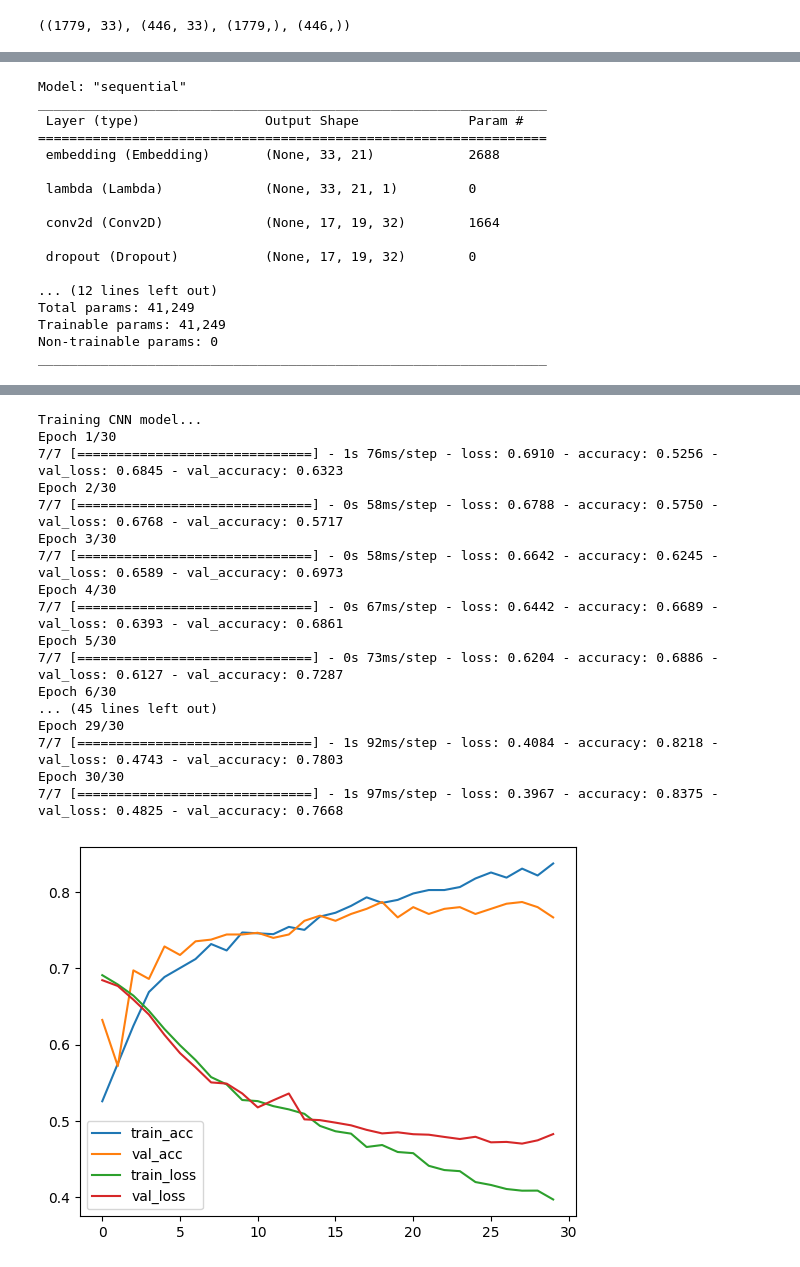
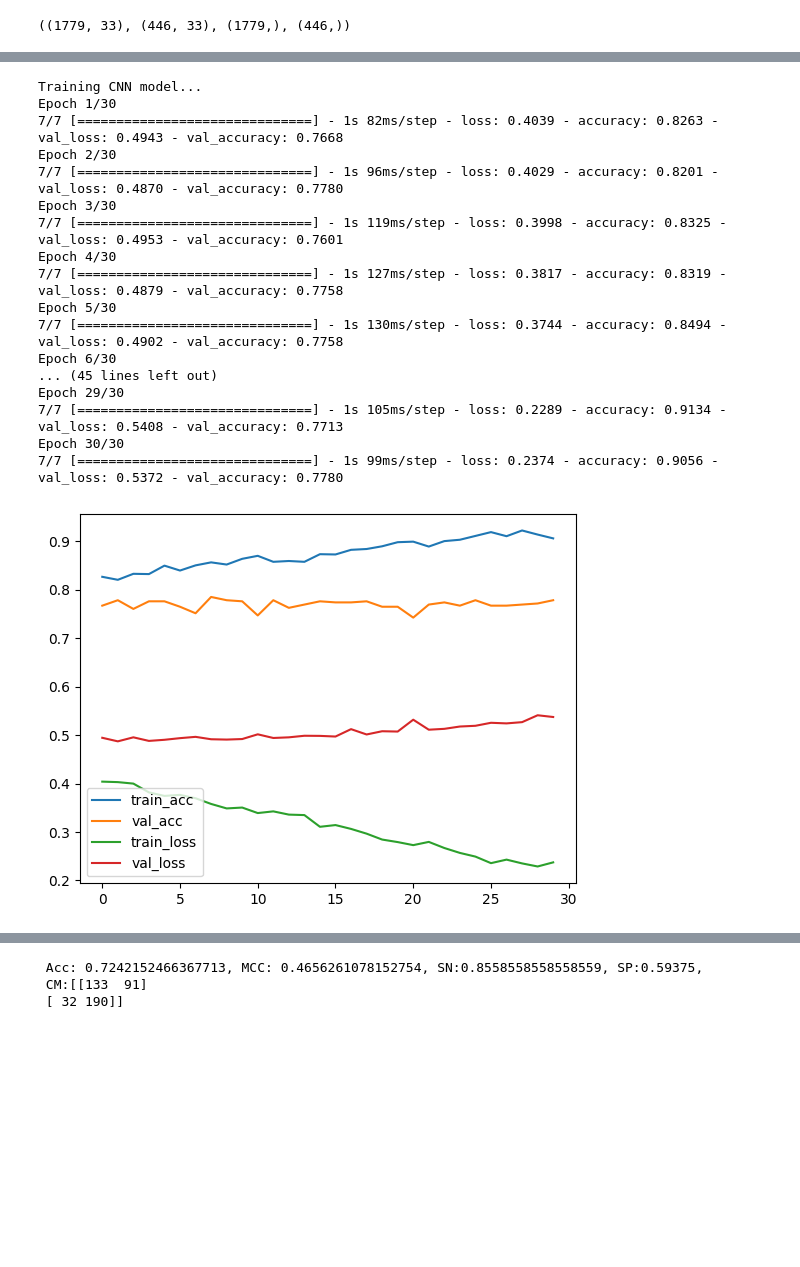
Before and after one commit to anuprulez/transformer_dephosphorylation, a Jupyter notebook: notebooks/train_prot_t5_ffn.ipynb, the cells around one changed output, grey strips where cells are left out. Saved outputs shown, nothing was run; the diff lists cells and outputs as text; code cells hidden in the pictures; blank space fills up the shorter version.

```diff
--- a/notebooks/train_prot_t5_ffn.ipynb
+++ b/notebooks/train_prot_t5_ffn.ipynb
@@ -239,14 +445,15 @@ def transformer_model():
 # %%
+# Training DE-Phosphorylation
+
 iteration = 1
 n_epo_cnn = 30
 n_epo = 10
 
-model_A = CNN_model()
-model_A.compile(optimizer=Adam(learning_rate=1e-3),
-          loss=BinaryCrossentropy(),
-          metrics=['accuracy'])
+#model_A = CNN_model()
+#model_A.load_weights("")
+#model_A.compile(optimizer=Adam(learning_rate=1e-3), loss=BinaryCrossentropy(), metrics=['accuracy'])
 
-model_A.summary()
+#model_A.summary()
 
 print("Training CNN model...")
 
@@ -281,7 +488,7 @@ print("\n Acc: %s, MCC: %s, SN:%s, SP:%s, \n CM:%s" %(str(acc), str(mcc), str(sn
 
 ########### Model B
 
-print("Training Embedding model...")
+'''print("Training Embedding model...")
 
 model_B = prot_t5_model()
 model_B.compile(optimizer=Adam(learning_rate=1e-3), loss=BinaryCrossentropy(), metrics=['accuracy'])
@@ -309,62 +516,61 @@ sn = cm[1][1]/(cm[1][1]+cm[1][0])
 sp = cm[0][0]/(cm[0][0]+cm[0][1])
 
 plot(history_B)
-print("\n Acc: %s, MCC: %s, SN:%s, SP:%s, \n CM:%s" %(str(acc), str(mcc), str(sn), str(sp), cm))
+print("\n Acc: %s, MCC: %s, SN:%s, SP:%s, \n CM:%s" %(str(acc), str(mcc), str(sn), str(sp), cm))'''
 
 ############# Training Transformer
 
 
-model_C = transformer_model()
-model_C.compile(optimizer=Adam(learning_rate=1e-3),
-          loss=BinaryCrossentropy(),
-          metrics=['accuracy'])
+#model_C = transformer_model()
+#model_C.compile(optimizer=Adam(learning_rate=1e-3), loss=BinaryCrossentropy(), metrics=['accuracy'])
 
-model_C.summary()
+#model_C.summary()
 
 print("Training Transformer model...")
 
 metric = 'val_accuracy'
 
 #early_stopping = tf.keras.callbacks.EarlyStopping(monitor='val_accuracy',patience=7,mode='auto')
 
 history_C = model_C.fit(X_train_CNN, train_ST_labels, batch_size=256, epochs=n_epo_cnn, verbose=1,callbacks=[],
     validation_data=(X_test_CNN, test_ST_labels))
 
 # Save model
 #model_A.save('../models/cv_new/model_A_'+str(iteration)+'.h5')
 model_C.save_weights('../models/model_C.h5')
 
 y_pred = model_C.predict(X_test_CNN).reshape(test_ST_labels.shape[0],)
 y_pred = (y_pred > 0.5)
 y_pred = [int(i) for i in y_pred]
 test_ST_labels = np.array(test_ST_labels)
 y_pred = np.array(y_pred)
 
 cm = confusion_matrix(test_ST_labels, y_pred)
 mcc = matthews_corrcoef(test_ST_labels, y_pred)
 acc = accuracy_score(test_ST_labels, y_pred)
 
 sn = cm[1][1]/(cm[1][1]+cm[1][0])
 sp = cm[0][0]/(cm[0][0]+cm[0][1])
 
 #save plot
 plot(history_C)
 print("\n Acc: %s, MCC: %s, SN:%s, SP:%s, \n CM:%s" %(str(acc), str(mcc), str(sn), str(sp), cm))
 # %% [output]
-Model: "sequential"
-_________________________________________________________________
- Layer (type)                Output Shape              Param #
-=================================================================
- embedding (Embedding)       (None, 33, 21)            2688
-
- lambda (Lambda)             (None, 33, 21, 1)         0
-
- conv2d (Conv2D)             (None, 17, 19, 32)        1664
-
- dropout (Dropout)           (None, 17, 19, 32)        0
-
-... (12 lines left out)
-Total params: 41,249
-Trainable params: 41,249
-Non-trainable params: 0
-_________________________________________________________________
+Training CNN model...
+Epoch 1/30
+7/7 [==============================] - 1s 82ms/step - loss: 0.4039 - accuracy: 0.8263 - val_loss: 0.4943 - val_accuracy: 0.7668
+Epoch 2/30
+7/7 [==============================] - 1s 96ms/step - loss: 0.4029 - accuracy: 0.8201 - val_loss: 0.4870 - val_accuracy: 0.7780
+Epoch 3/30
+7/7 [==============================] - 1s 119ms/step - loss: 0.3998 - accuracy: 0.8325 - val_loss: 0.4953 - val_accuracy: 0.7601
+Epoch 4/30
+7/7 [==============================] - 1s 127ms/step - loss: 0.3817 - accuracy: 0.8319 - val_loss: 0.4879 - val_accuracy: 0.7758
+Epoch 5/30
+7/7 [==============================] - 1s 130ms/step - loss: 0.3744 - accuracy: 0.8494 - val_loss: 0.4902 - val_accuracy: 0.7758
+Epoch 6/30
+... (45 lines left out)
+Epoch 29/30
+7/7 [==============================] - 1s 105ms/step - loss: 0.2289 - accuracy: 0.9134 - val_loss: 0.5408 - val_accuracy: 0.7713
+Epoch 30/30
+7/7 [==============================] - 1s 99ms/step - loss: 0.2374 - accuracy: 0.9056 - val_loss: 0.5372 - val_accuracy: 0.7780
+[figure, new version]
@@ -376,18 +595,3 @@ To enable them in other operations, rebuild TensorFlow with the appropriate comp
-Training CNN model...
-Epoch 1/30
-7/7 [==============================] - 1s 76ms/step - loss: 0.6910 - accuracy: 0.5256 - val_loss: 0.6845 - val_accuracy: 0.6323
-Epoch 2/30
-7/7 [==============================] - 0s 58ms/step - loss: 0.6788 - accuracy: 0.5750 - val_loss: 0.6768 - val_accuracy: 0.5717
-Epoch 3/30
-7/7 [==============================] - 0s 58ms/step - loss: 0.6642 - accuracy: 0.6245 - val_loss: 0.6589 - val_accuracy: 0.6973
-Epoch 4/30
-7/7 [==============================] - 0s 67ms/step - loss: 0.6442 - accuracy: 0.6689 - val_loss: 0.6393 - val_accuracy: 0.6861
-Epoch 5/30
-7/7 [==============================] - 0s 73ms/step - loss: 0.6204 - accuracy: 0.6886 - val_loss: 0.6127 - val_accuracy: 0.7287
-Epoch 6/30
-... (45 lines left out)
-Epoch 29/30
-7/7 [==============================] - 1s 92ms/step - loss: 0.4084 - accuracy: 0.8218 - val_loss: 0.4743 - val_accuracy: 0.7803
-Epoch 30/30
-7/7 [==============================] - 1s 97ms/step - loss: 0.3967 - accuracy: 0.8375 - val_loss: 0.4825 - val_accuracy: 0.7668
+ Acc: 0.7242152466367713, MCC: 0.4656261078152754, SN:0.8558558558558559, SP:0.59375,
+ CM:[[133  91]
+ [ 32 190]]
-[figure, old version]
```
Also changed, not shown: parts of 12 cells of this notebook, 27 other files.
